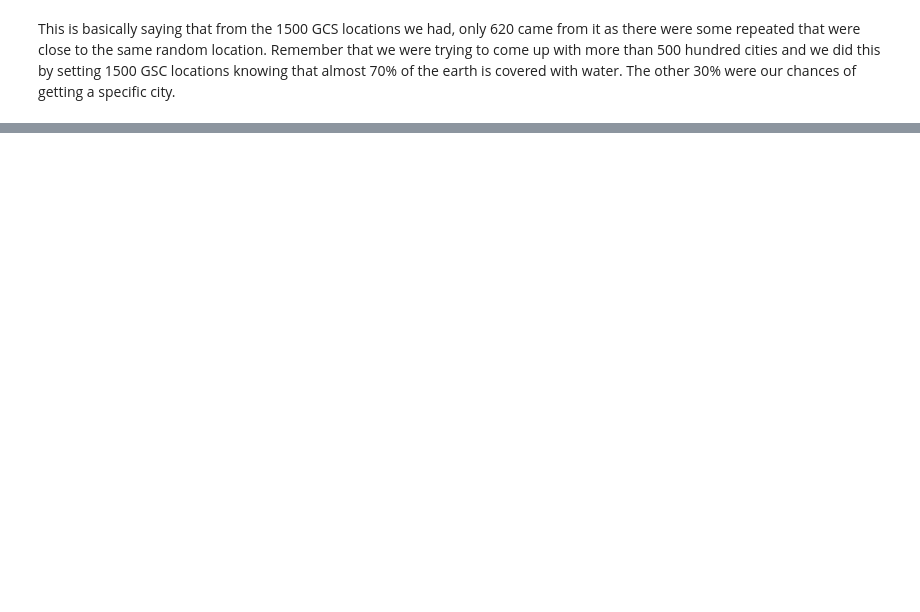
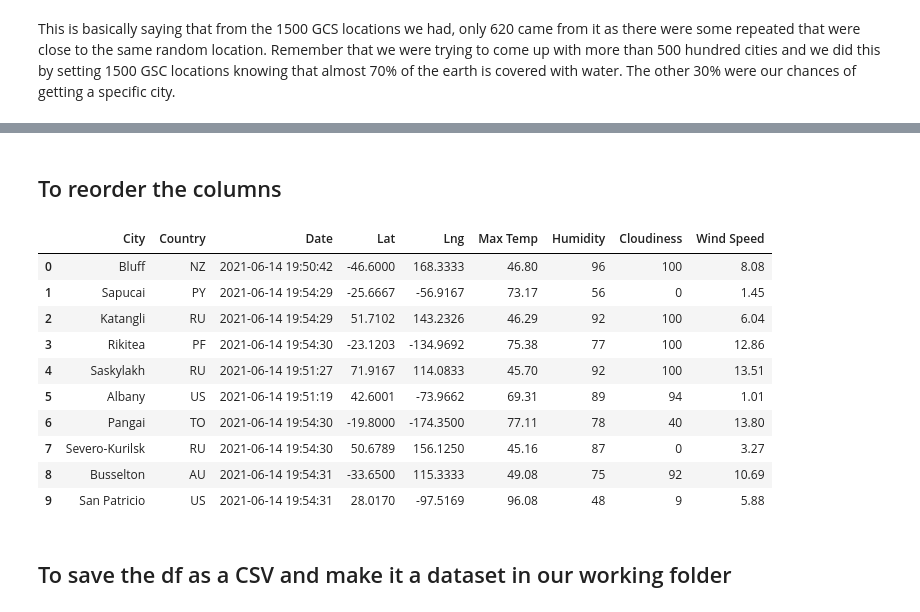
Before and after one commit to nicoserrano/World_Weather_Analysis, a Jupyter notebook: WeatherPy.ipynb, the cells around one changed output, grey strips where cells are left out. Drawn from its saved outputs; the diff is of its cells as text; code cells hidden in the pictures; blank space fills up the shorter version.

Commit message:
Added new dataset created by parsing

```diff
--- a/WeatherPy.ipynb
+++ b/WeatherPy.ipynb
@@ -54,0 +165,20 @@ This is basically saying that from the 1500 GCS locations we had, only 620 came
+# %% [markdown]
+## To reorder the columns
+# %%
+column_order = ['City','Country','Date','Lat','Lng','Max Temp','Humidity','Cloudiness','Wind Speed']
+city_data_df = city_data_df[column_order]
+city_data_df.head(10)
+# %% [output]
+|  | City | Country | Date | Lat | Lng | Max Temp | Humidity | Cloudiness | Wind Speed |
+| 0 | Bluff | NZ | 2021-06-14 19:50:42 | -46.6000 | 168.3333 | 46.80 | 96 | 100 | 8.08 |
+| 1 | Sapucai | PY | 2021-06-14 19:54:29 | -25.6667 | -56.9167 | 73.17 | 56 | 0 | 1.45 |
+| 2 | Katangli | RU | 2021-06-14 19:54:29 | 51.7102 | 143.2326 | 46.29 | 92 | 100 | 6.04 |
+| 3 | Rikitea | PF | 2021-06-14 19:54:30 | -23.1203 | -134.9692 | 75.38 | 77 | 100 | 12.86 |
+| 4 | Saskylakh | RU | 2021-06-14 19:51:27 | 71.9167 | 114.0833 | 45.70 | 92 | 100 | 13.51 |
+| 5 | Albany | US | 2021-06-14 19:51:19 | 42.6001 | -73.9662 | 69.31 | 89 | 94 | 1.01 |
+| 6 | Pangai | TO | 2021-06-14 19:54:30 | -19.8000 | -174.3500 | 77.11 | 78 | 40 | 13.80 |
+| 7 | Severo-Kurilsk | RU | 2021-06-14 19:54:30 | 50.6789 | 156.1250 | 45.16 | 87 | 0 | 3.27 |
+| 8 | Busselton | AU | 2021-06-14 19:54:31 | -33.6500 | 115.3333 | 49.08 | 75 | 92 | 10.69 |
+| 9 | San Patricio | US | 2021-06-14 19:54:31 | 28.0170 | -97.5169 | 96.08 | 48 | 9 | 5.88 |
+# %% [markdown]
+## To save the df as a CSV and make it a dataset in our working folder
```
Also changed, not shown: parts of 14 cells of this notebook, 2 other files.
